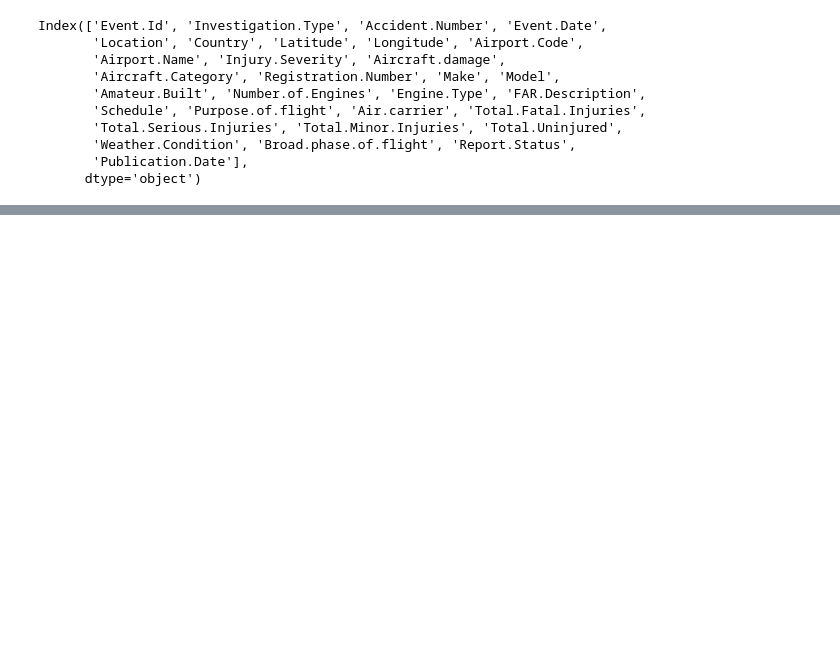
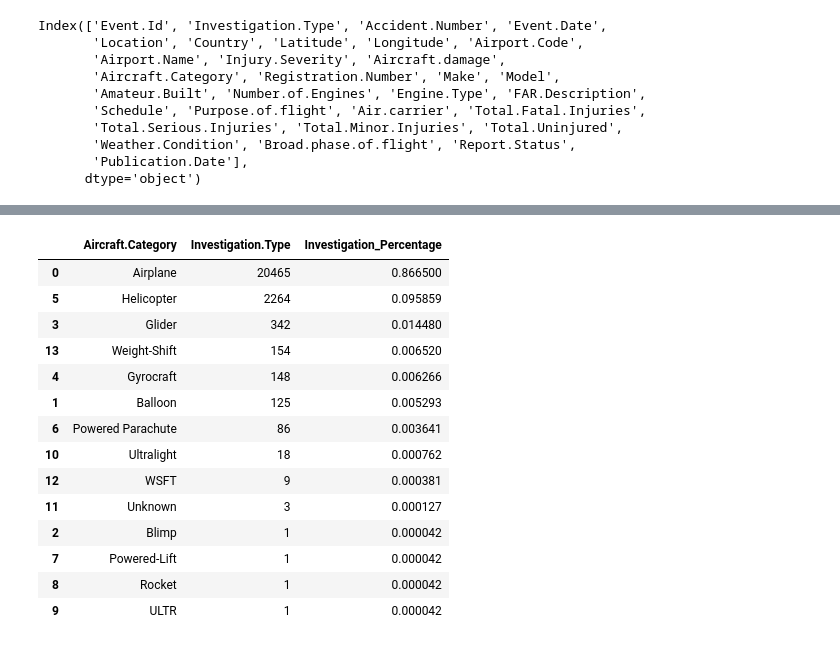
Before and after one commit to T-hoveen/dsc-phase-1-project-v3, a Jupyter notebook: student.ipynb, the cells around one changed output, grey strips where cells are left out. Saved outputs shown, nothing was run; the diff lists cells and outputs as text; code cells hidden in the pictures; blank space fills up the shorter version.

```diff
--- a/student.ipynb
+++ b/student.ipynb
@@ -168,0 +452,3 @@ memory usage: 3.4 MB
+# %%
+# Combine the numerical and categorical dataframes
+Aviation_clean= numerical_df.join(categorical_df, how='inner')
@@ -168,0 +468,4 @@ memory usage: 3.4 MB
+# %%
+print(Aviation_clean['Country'].value_counts())
+# Since most of the accidents are occurring in the United States, we can filter the data
+Aviation_clean = Aviation_clean[Aviation_clean['Country']=='United States']
@@ -168,0 +486,25 @@ memory usage: 3.4 MB
+# %%
+## We will keep the dates from 1980 as most os the observation are missing before this year
+Final_data =Aviation_clean.loc[Aviation_clean['Event.Date']>='1980-01-01']
+# %%
+# 1. Relationship between Incidents and accidents in terms of category of aircraft
+cat_data =Final_data.groupby(['Aircraft.Category']).agg({'Investigation.Type':'count'})
+cat_data.reset_index(inplace=True)
+cat_data['Investigation_Percentage'] = [x/cat_data['Investigation.Type'].sum() for x in cat_data['Investigation.Type']]
+cat_data.sort_values(by='Investigation.Type',ascending=False)
+# %% [output]
+|  | Aircraft.Category | Investigation.Type | Investigation_Percentage |
+| 0 | Airplane | 20465 | 0.866500 |
+| 5 | Helicopter | 2264 | 0.095859 |
+| 3 | Glider | 342 | 0.014480 |
+| 13 | Weight-Shift | 154 | 0.006520 |
+| 4 | Gyrocraft | 148 | 0.006266 |
+| 1 | Balloon | 125 | 0.005293 |
+| 6 | Powered Parachute | 86 | 0.003641 |
+| 10 | Ultralight | 18 | 0.000762 |
+| 12 | WSFT | 9 | 0.000381 |
+| 11 | Unknown | 3 | 0.000127 |
+| 2 | Blimp | 1 | 0.000042 |
+| 7 | Powered-Lift | 1 | 0.000042 |
+| 8 | Rocket | 1 | 0.000042 |
+| 9 | ULTR | 1 | 0.000042 |
```
Also changed, not shown: parts of 46 cells of this notebook.
